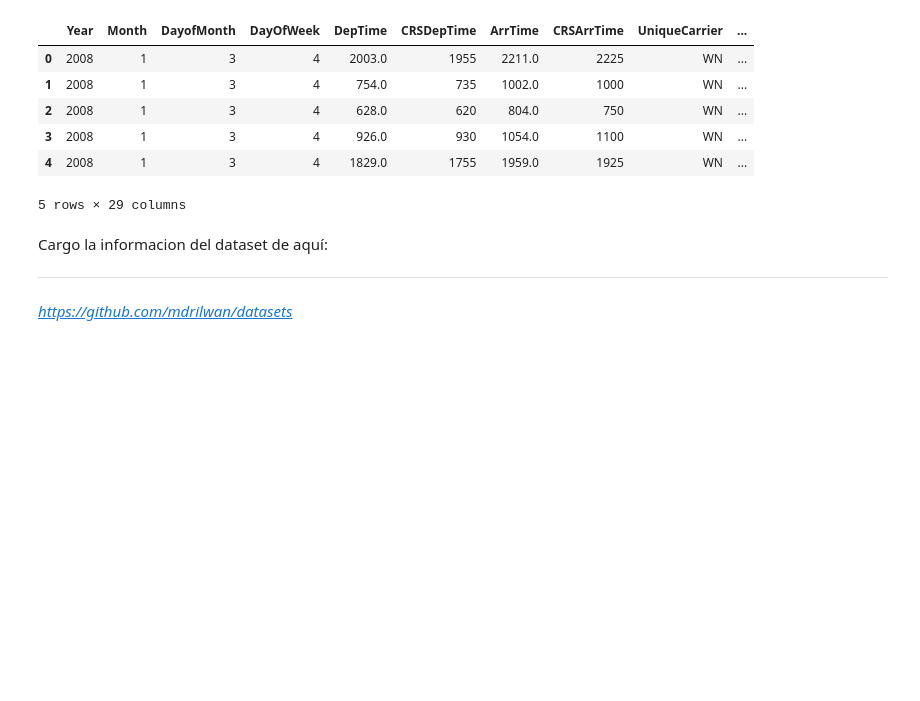
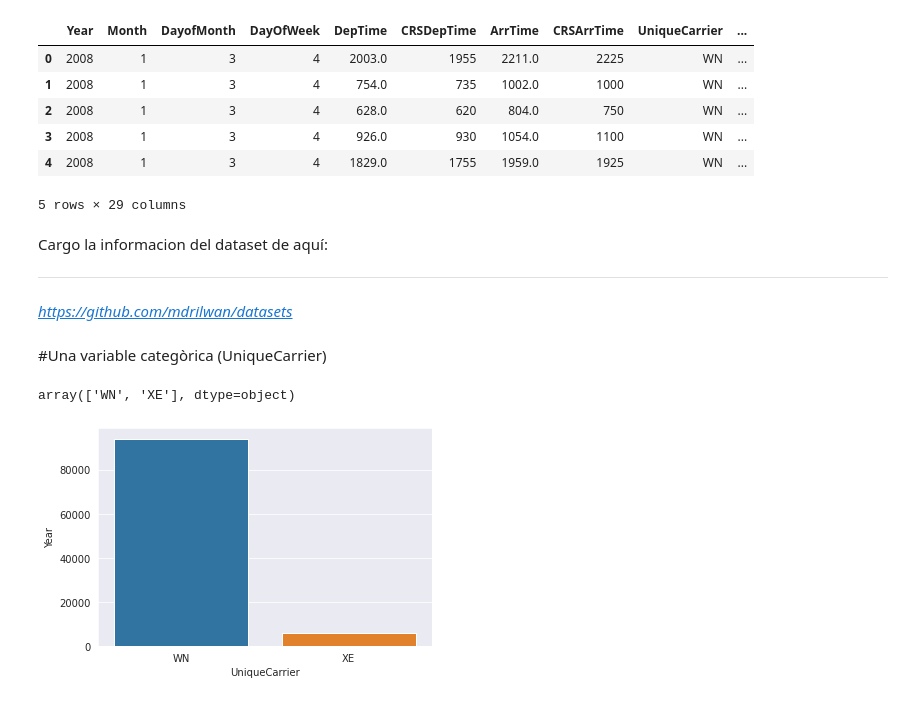
Before and after one commit to JMML2021/0301_visualitzaci-_explorat-ria, a Jupyter notebook: S03_T01_Visualització_gràfica_d'un_dataset.ipynb, the cells around one changed output. Cells and saved outputs as stored; diff of their text form; code cells hidden in the pictures; blank space fills up the shorter version.

```diff
--- a/S03_T01_Visualització_gràfica_d'un_dataset.ipynb
+++ b/S03_T01_Visualització_gràfica_d'un_dataset.ipynb
@@ -55,3 +57,12 @@ Cargo la informacion del dataset de aquí:
 
 ---
 *https://github.com/mdrilwan/datasets*
+# %% [markdown]
+#Una variable categòrica (UniqueCarrier)
+# %%
+# Hago listado de las compañías.
+
+dfUniqueCarrier = df.UniqueCarrier.unique()
+dfUniqueCarrier
+# %% [output]
+array(['WN', 'XE'], dtype=object)
@@ -57,0 +77,11 @@ Cargo la informacion del dataset de aquí:
+# %%
+# Cuento las compañias que hay y la frecuencai con que se repite:
+df2= df.groupby(df['UniqueCarrier']).count()
+df2 = df2.rename_axis('UniqueCarrier').reset_index()
+df2
+
+sns.set_style('darkgrid')
+sns.barplot(x = "UniqueCarrier", y = "Year", data = df2)
+plt.show()
+# %% [output]
+[figure, added]
```
Also changed, not shown: parts of 14 cells of this notebook.
